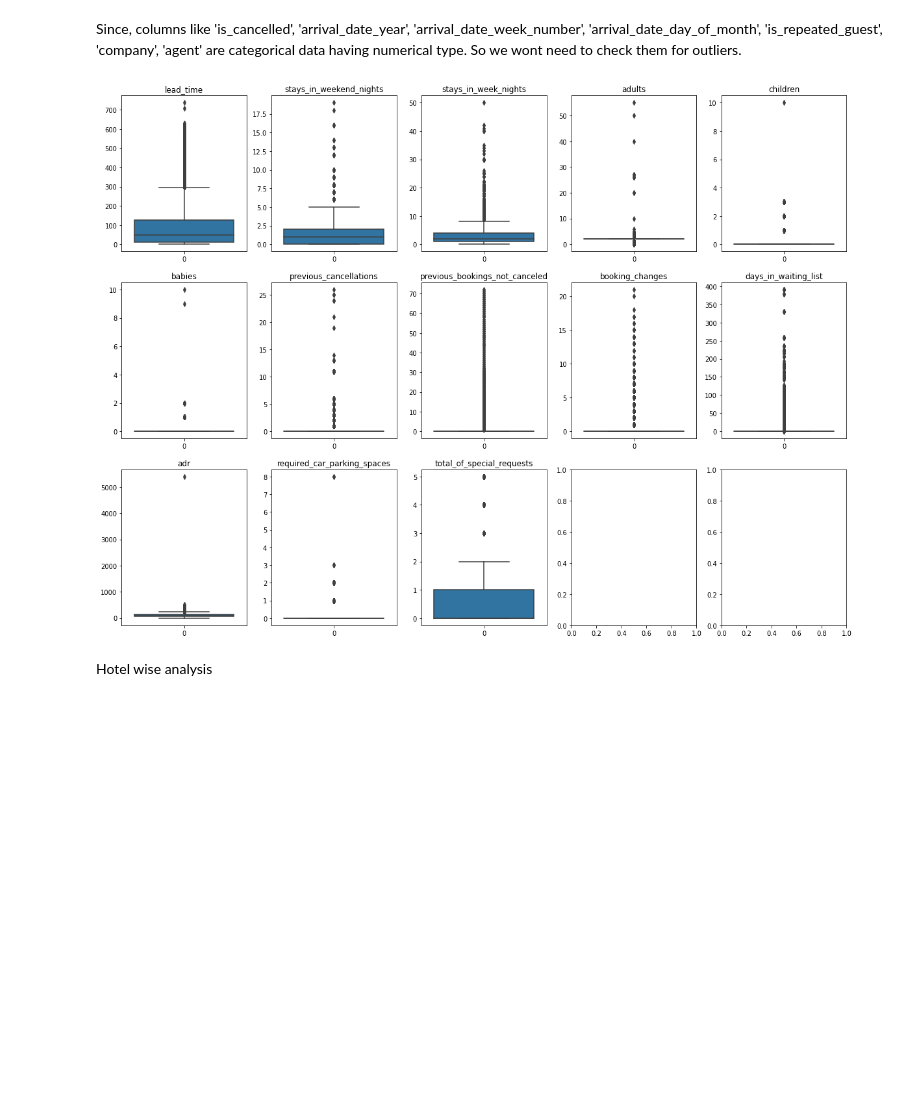
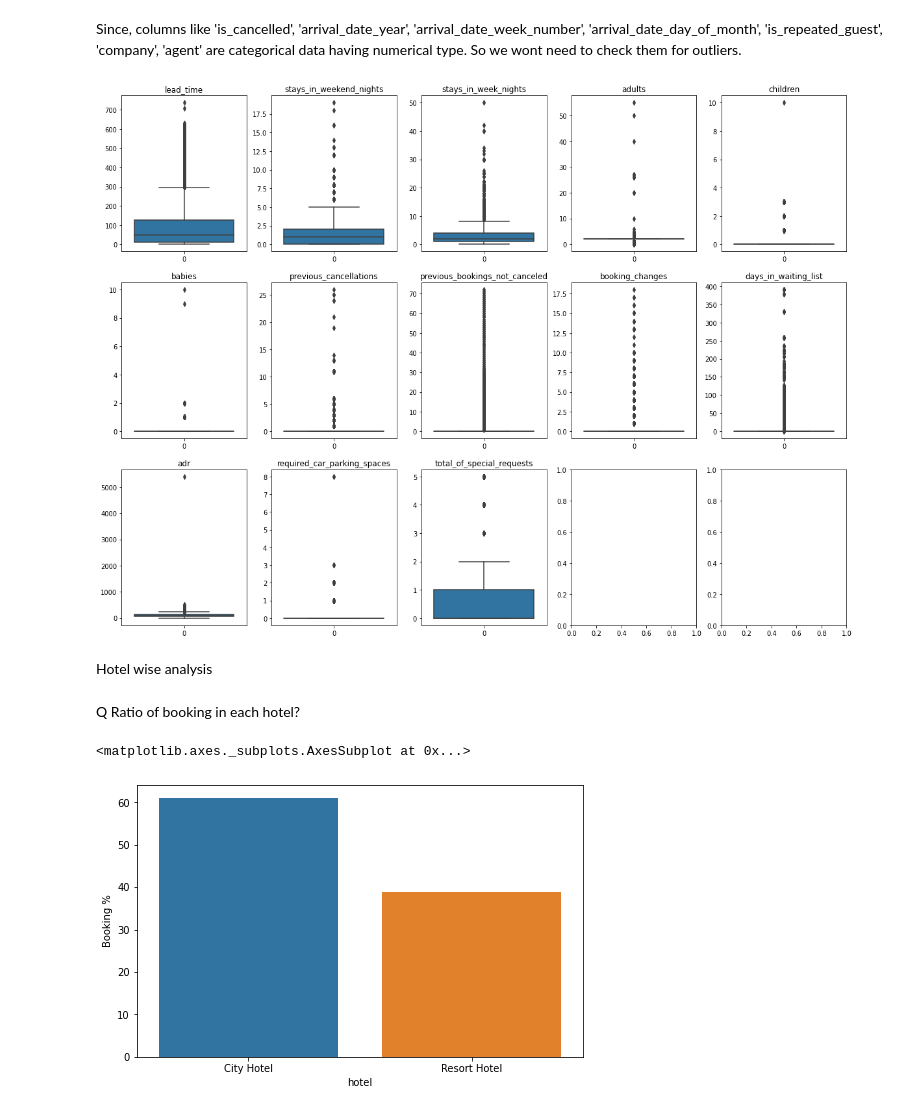
Before and after one commit to Neerajdataguy/EDA-Hotel-Booking, a Jupyter notebook: EDA(Group)_Hotel_Booking_Analysis_Capstone_Project.ipynb, the cells around one changed output. Saved outputs shown, nothing was run; the diff lists cells and outputs as text; code cells hidden in the pictures; blank space fills up the shorter version.

```diff
--- a/EDA(Group)_Hotel_Booking_Analysis_Capstone_Project.ipynb
+++ b/EDA(Group)_Hotel_Booking_Analysis_Capstone_Project.ipynb
@@ -172,3 +178,5 @@ dtype: int64
+# %%
+df1.drop(df1[df1['adults']+df1['babies']+df1['children'] == 0].index, inplace = True)
 # %% [markdown]
 ### <b> Step 3: Converting columns to appropriate datatypes. </b>
 # %%
@@ -207,6 +215,16 @@ for i in range(3):
       break
   count += 5
 # %% [output]
-[figure, old version]
+[figure, new version]
 # %% [markdown]
 Hotel wise analysis
+# %% [markdown]
+Q Ratio of booking in each hotel?
+# %%
+grouped_by_hotel = df1.groupby('hotel')
+d1 = pd.DataFrame((grouped_by_hotel.size()/df1.shape[0])*100).reset_index().rename(columns = {0:'Booking %'})
+plt.figure(figsize = (8,5))
+sns.barplot(x = d1['hotel'], y = d1['Booking %'] )
+# %% [output]
+<matplotlib.axes._subplots.AxesSubplot at 0x...>
+[figure, added]
```
Also changed, not shown: parts of 7 cells of this notebook.
